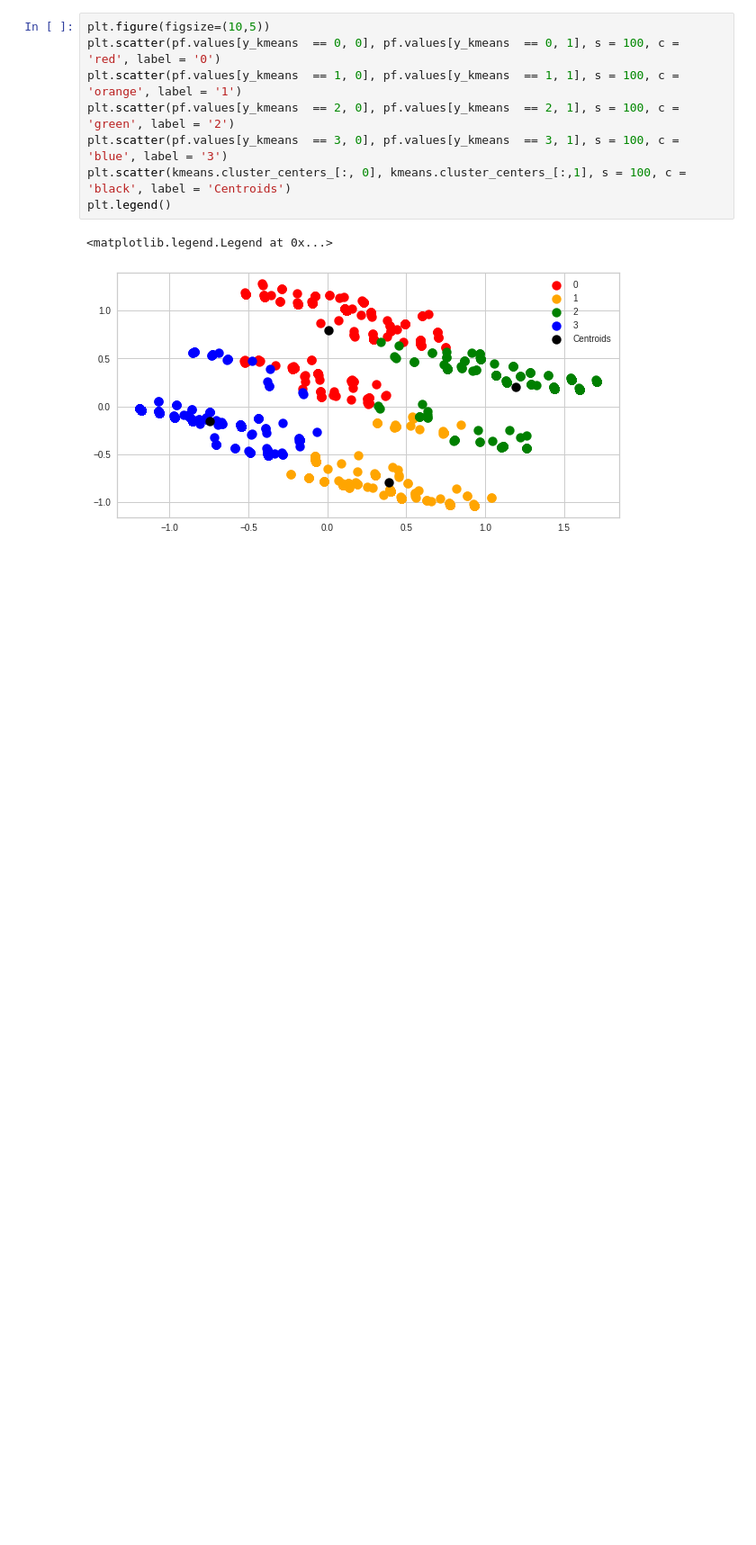
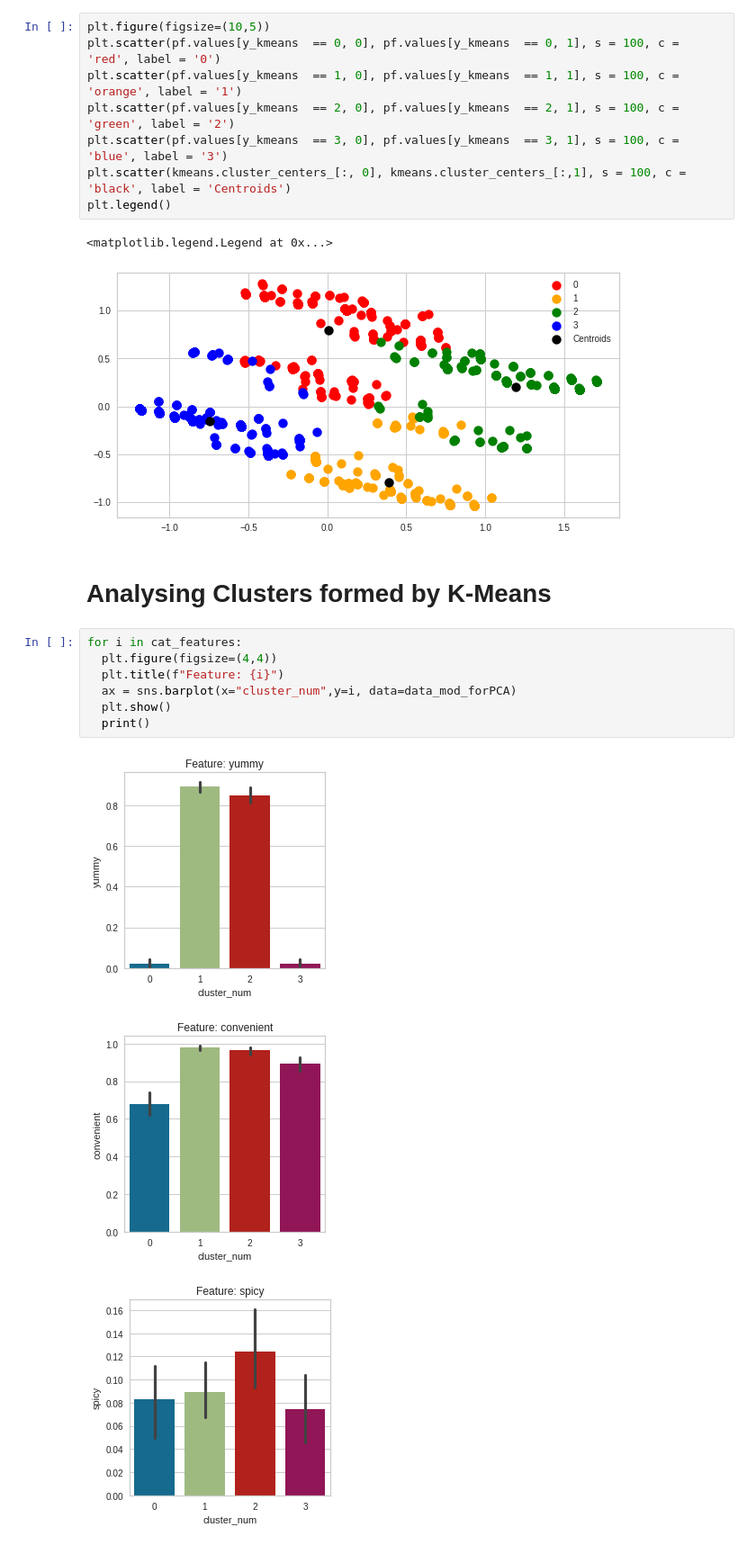
Before and after one commit to screenygeek/Market-Segmentation-Analysis-McDonalds-Case-Study, a Jupyter notebook: main.ipynb, the cells around one changed output. Shown at 90% size. Saved outputs shown, nothing was run; the diff lists cells and outputs as text; blank space fills up the shorter version.

```diff
--- a/main.ipynb
+++ b/main.ipynb
@@ -347,3 +348,16 @@ plt.legend()
 # %% [output]
 <matplotlib.legend.Legend at 0x...>
 [figure]
+# %% [markdown]
+# Analysing Clusters formed by K-Means
+# %%
+for i in cat_features:
+  plt.figure(figsize=(4,4))
+  plt.title(f"Feature: {i}")
+  ax = sns.barplot(x="cluster_num",y=i, data=data_mod_forPCA)
+  plt.show()
+  print()
+# %% [output]
+[figure, added]
+[figure, added]
+[figure, added]
```
Also changed, not shown: parts of 16 cells of this notebook.
